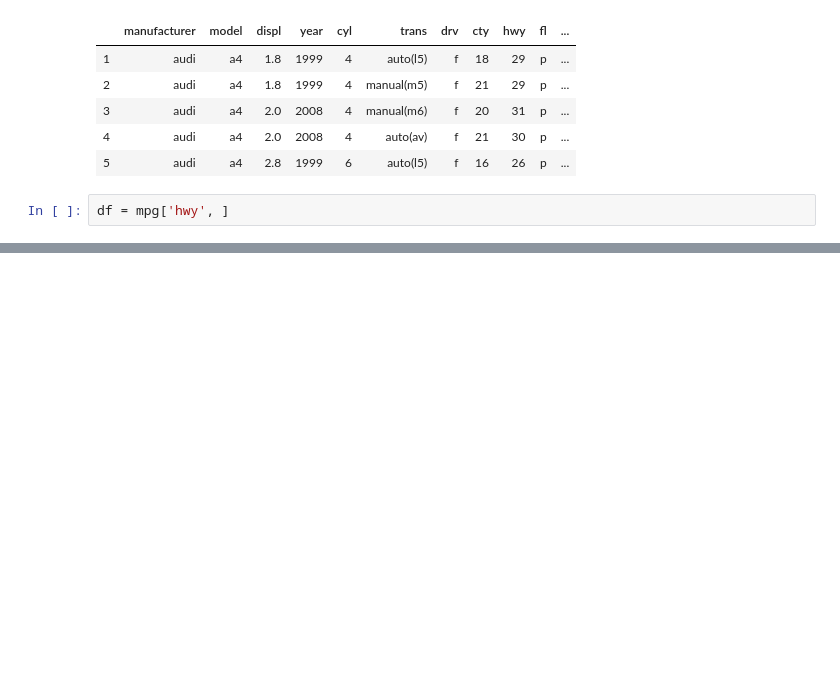
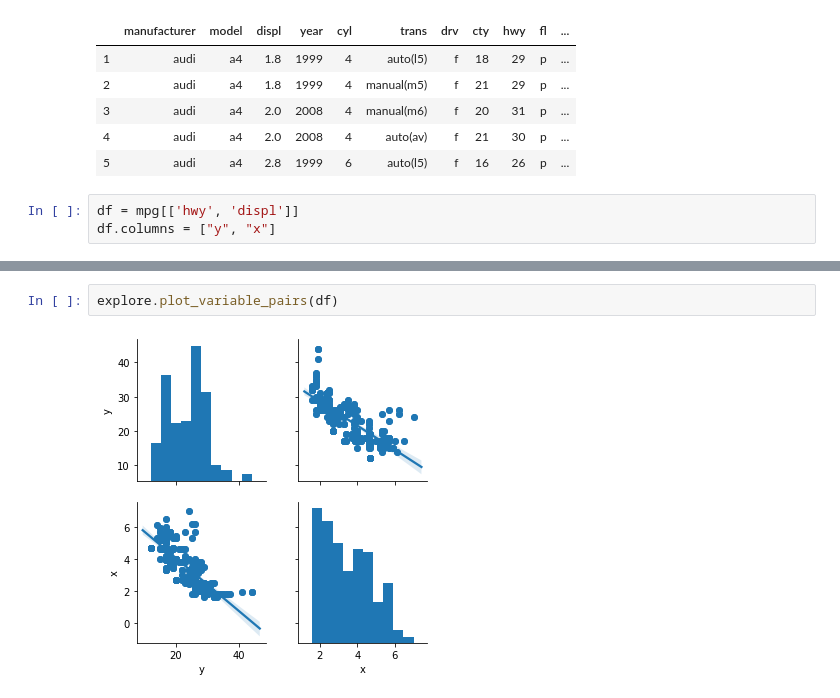
Before and after one commit to chasethompson/ds-methodologies-exercises, a Jupyter notebook: regression/evaluate.ipynb, the cells around one changed output, grey strips where cells are left out. Saved outputs shown, nothing was run; the diff lists cells and outputs as text; blank space fills up the shorter version.

```diff
--- a/regression/evaluate.ipynb
+++ b/regression/evaluate.ipynb
@@ -303,4 +265,5 @@ mpg.head()
 | 4 | audi | a4 | 2.0 | 2008 | 4 | auto(av) | f | 21 | 30 | p | ... |
 | 5 | audi | a4 | 2.8 | 1999 | 6 | auto(l5) | f | 16 | 26 | p | ... |
 # %%
-df = mpg['hwy', ]
+df = mpg[['hwy', 'displ']]
+df.columns = ["y", "x"]
@@ -306,0 +279,4 @@ df = mpg['hwy', ]
+# %%
+explore.plot_variable_pairs(df)
+# %% [output]
+[figure, added]
```
Also changed, not shown: parts of 23 cells of this notebook, 1 other file.
